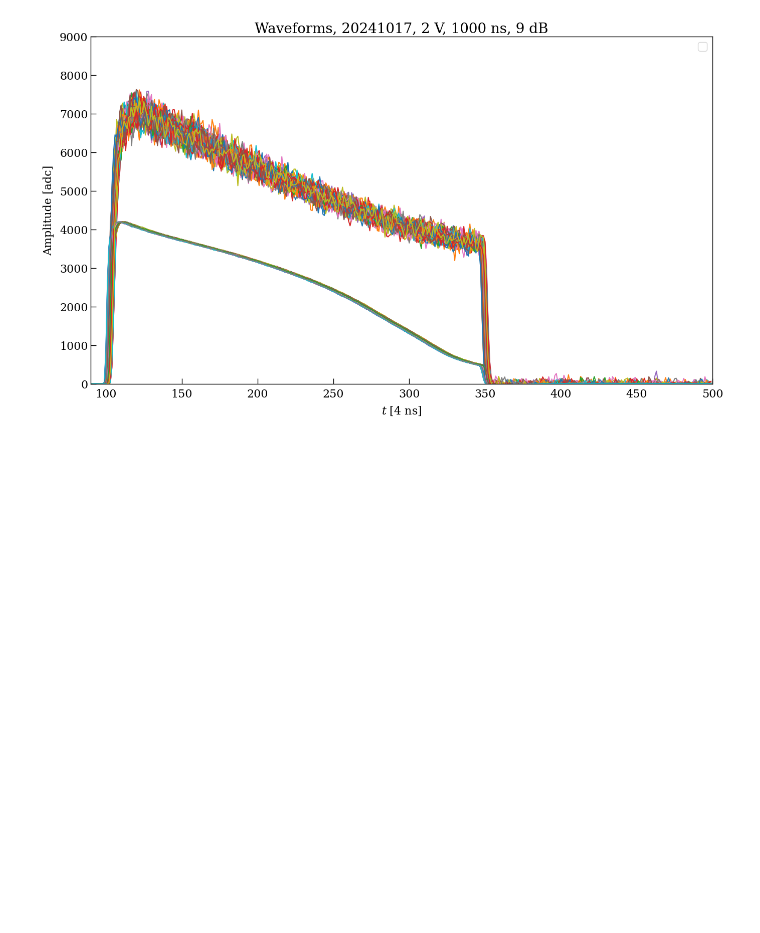
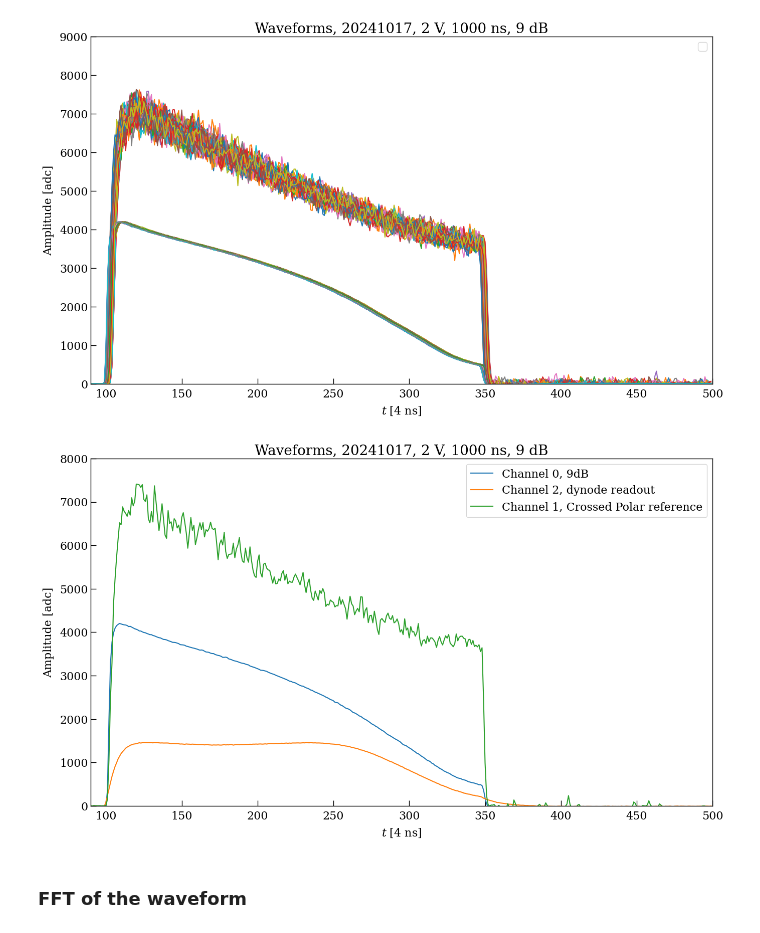
Before and after one commit to Westlake-University-Lsc-lab/RELICS_PMT_Data_Analysis, a Jupyter notebook: TimeConstant/time_constant.ipynb, the cells around one changed output. Drawn from its saved outputs; the diff is of its cells as text; code cells hidden in the pictures; blank space fills up the shorter version.

```diff
--- a/TimeConstant/time_constant.ipynb
+++ b/TimeConstant/time_constant.ipynb
@@ -198,3 +214,19 @@ plt.show()
 # %% [output]
 No artists with labels found to put in legend.  Note that artists whose label start with an underscore are ignored when legend() is called with no argument.
 [figure]
+# %%
+plt.figure(figsize=(16,9))
+plt.title('Waveforms, '+str(Date)+', '+str(V)+' V, '+str(T)+' ns, '+str(PDiv)+' dB')
+plt.xlabel('$t$ [4 ns]')
+plt.ylabel('Amplitude [adc]')
+plt.xlim(90,500)
+plt.ylim(0,8000)
+plt.plot(df.Baseline[0]-df.Waveform[0],label = "Channel 0, 9dB")
+plt.plot(-df.Baseline[2]+df.Waveform[2],label="Channel 2, dynode readout")
+plt.plot(df.Baseline[1]-df.Waveform[1],label = "Channel 1, Crossed Polar reference")
+plt.legend()
+plt.show()
+# %% [output]
+[figure, added]
+# %% [markdown]
+### FFT of the waveform
```
Also changed, not shown: parts of 5 cells of this notebook.
